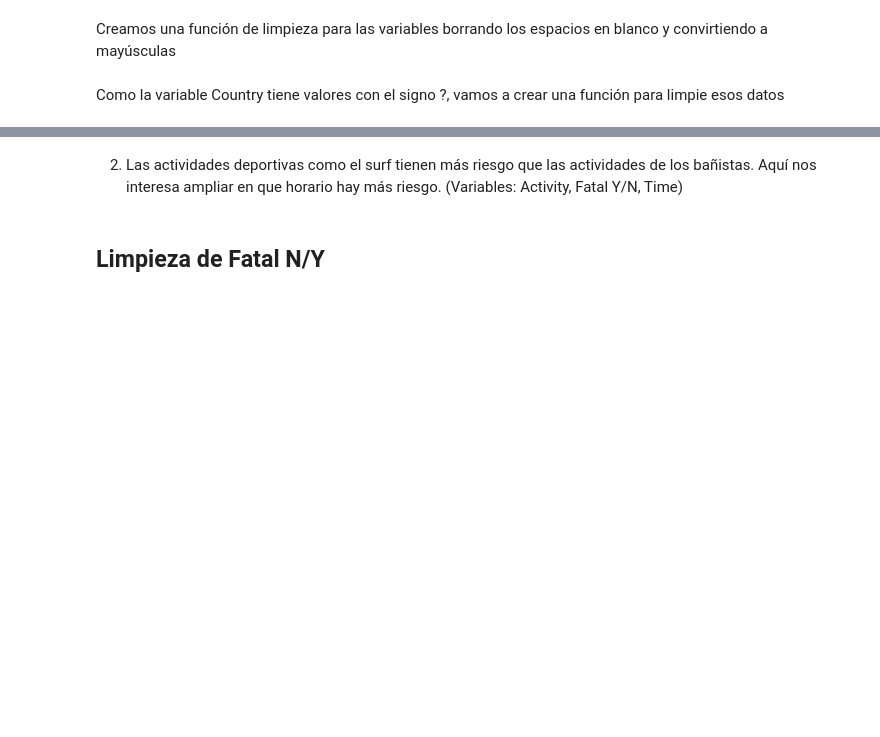
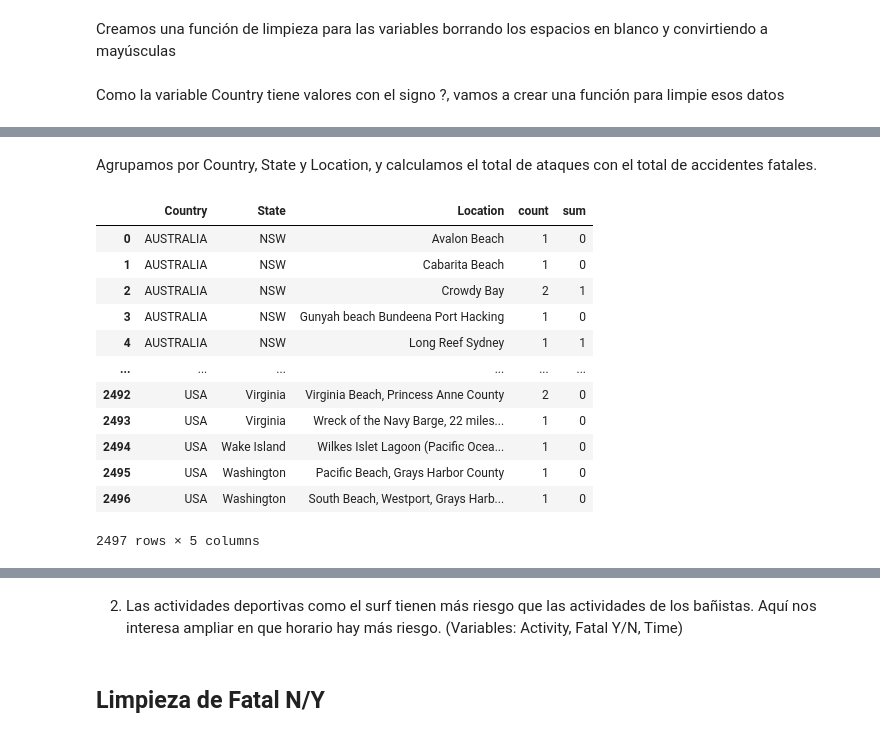
Before and after one commit to julio-bp/SEMANA2_SHARK, a Jupyter notebook: proyecto-shark.ipynb, the cells around one changed output, grey strips where cells are left out. Cells and saved outputs as stored; diff of their text form; code cells hidden in the pictures; blank space fills up the shorter version.

```diff
--- a/proyecto-shark.ipynb
+++ b/proyecto-shark.ipynb
@@ -201,0 +309,12 @@ Ahora vamos a limpiar la columna Fatal y N/Y:
+# %%
+def clean_yes_no_column(df, column_name):
+
+    df_clean = df.copy()
+
+    df_clean[column_name] = df_clean[column_name].astype(str).str.upper().str.strip()
+
+    df_clean = df_clean[df_clean[column_name].isin(["Y", "N"])]
+
+    print(f"Valores únicos en '{column_name}':", df_clean[column_name].unique())
+
+    return df_clean
@@ -201,0 +323,2 @@ Ahora vamos a limpiar la columna Fatal y N/Y:
+# %%
+df_limpia3=clean_yes_no_column(df_limpia2, "Fatal Y/N")
@@ -201,0 +390,3 @@ Ahora vamos a limpiar la columna Fatal y N/Y:
+# %%
+df_limpia3['Fatal Y/N'] = df_limpia3['Fatal Y/N'].map({'Y': 1, 'N': 0})
+df_limpia3
@@ -201,0 +427,19 @@ Ahora vamos a limpiar la columna Fatal y N/Y:
+# %% [markdown]
+Agrupamos por Country, State y Location, y calculamos el total de ataques con el total de accidentes fatales.
+# %%
+df_hipotesis = df_paises.groupby(['Country', 'State', 'Location'])['Fatal Y/N'].agg(['count', 'sum']).reset_index()
+df_hipotesis
+# %% [output]
+|  | Country | State | Location | count | sum |
+| 0 | AUSTRALIA | NSW | Avalon Beach | 1 | 0 |
+| 1 | AUSTRALIA | NSW | Cabarita Beach | 1 | 0 |
+| 2 | AUSTRALIA | NSW | Crowdy Bay | 2 | 1 |
+| 3 | AUSTRALIA | NSW | Gunyah beach Bundeena Port Hacking | 1 | 0 |
+| 4 | AUSTRALIA | NSW | Long Reef Sydney | 1 | 1 |
+| ... | ... | ... | ... | ... | ... |
+| 2492 | USA | Virginia | Virginia Beach, Princess Anne County | 2 | 0 |
+| 2493 | USA | Virginia | Wreck of the Navy Barge, 22 miles... | 1 | 0 |
+| 2494 | USA | Wake Island | Wilkes Islet Lagoon (Pacific Ocea... | 1 | 0 |
+| 2495 | USA | Washington | Pacific Beach, Grays Harbor County | 1 | 0 |
+| 2496 | USA | Washington | South Beach, Westport, Grays Harb... | 1 | 0 |
+2497 rows × 5 columns
```
Also changed, not shown: parts of 34 cells of this notebook, 1 other file.
